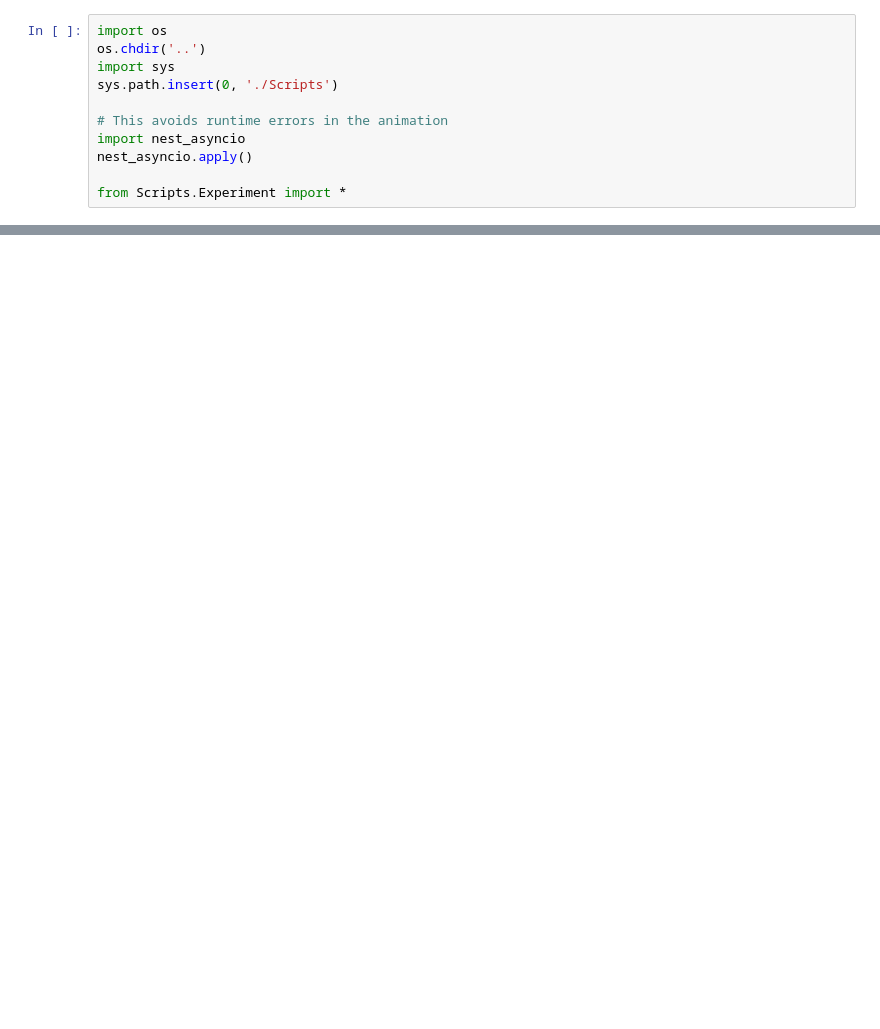
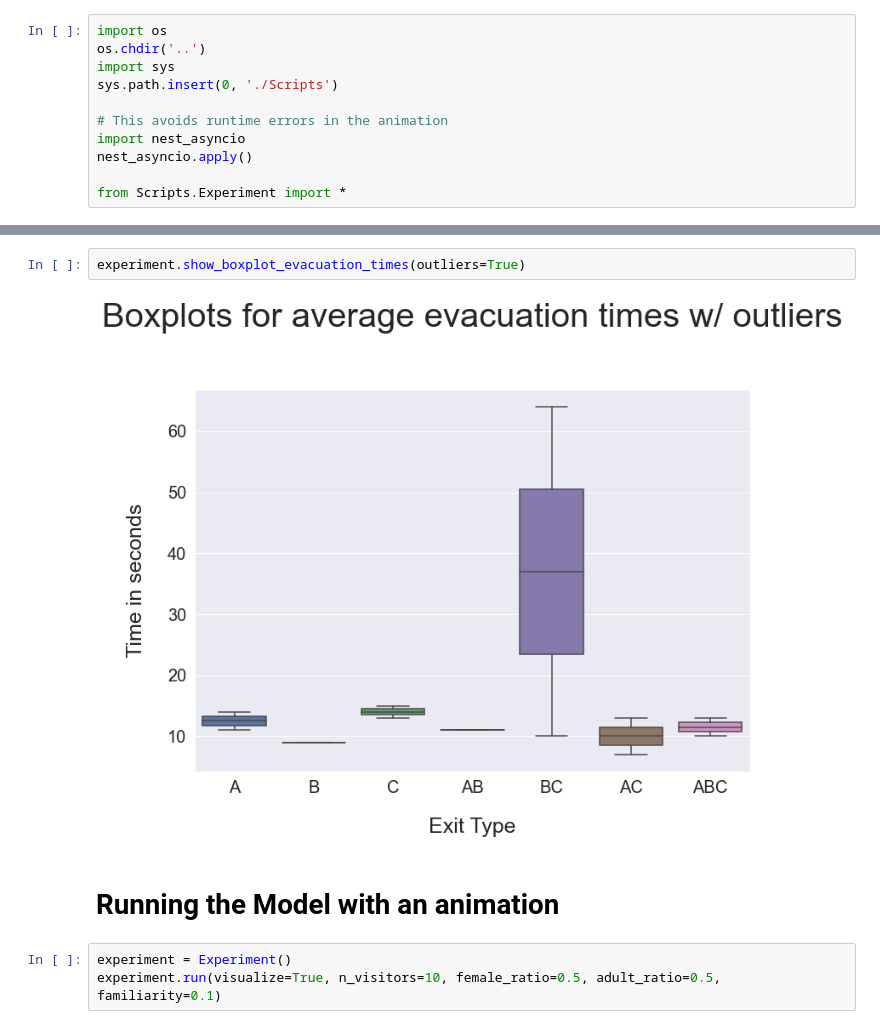
Before and after one commit to max-reddel/ABM_2021_Q1, a Jupyter notebook: Notebooks/Main.ipynb, the cells around one changed output, grey strips where cells are left out. Drawn from its saved outputs; the diff is of its cells as text; blank space fills up the shorter version.

```diff
--- a/Notebooks/Main.ipynb
+++ b/Notebooks/Main.ipynb
@@ -30,0 +72,9 @@ ExperimentType.Any
+# %%
+experiment.show_boxplot_evacuation_times(outliers=True)
+# %% [output]
+[figure, added]
+# %% [markdown]
+# Running the Model with an animation
+# %%
+experiment = Experiment()
+experiment.run(visualize=True, n_visitors=10, female_ratio=0.5, adult_ratio=0.5, familiarity=0.1)
```
Also changed, not shown: parts of 8 cells of this notebook, 6 other files.
